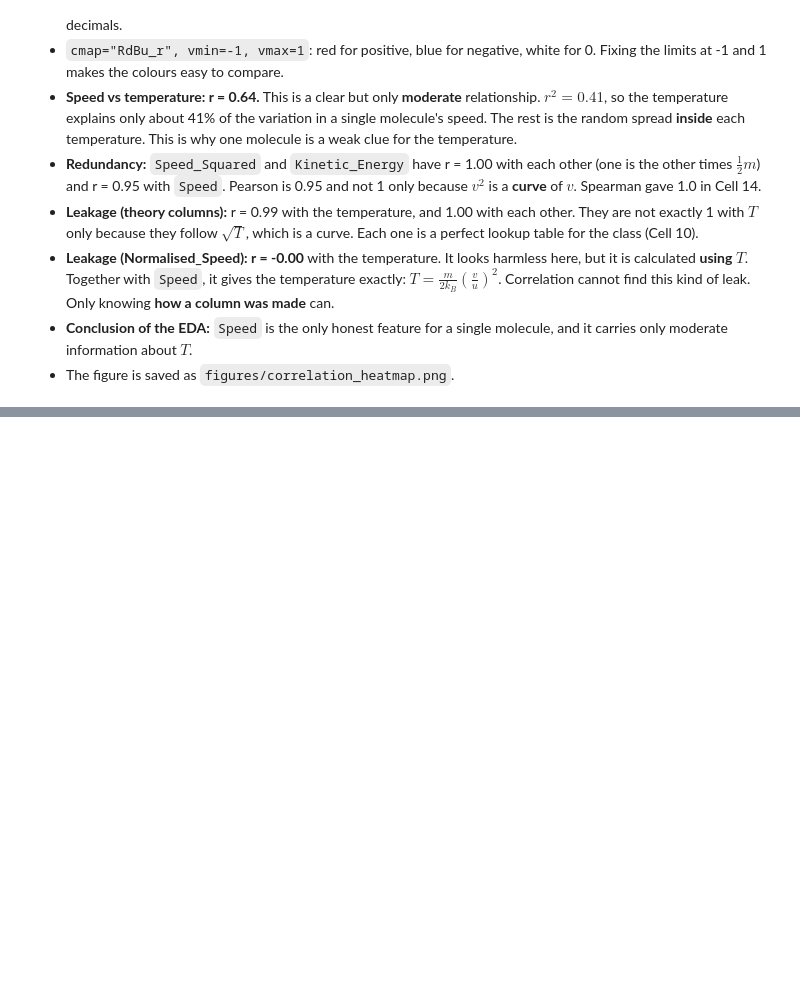
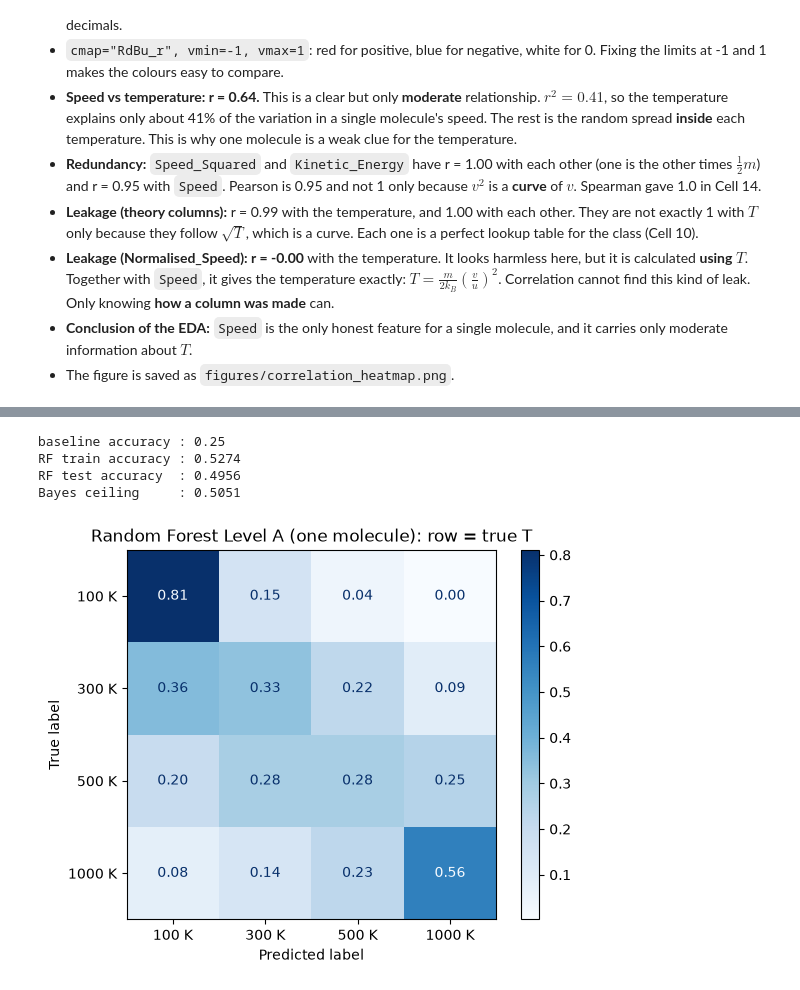
Before and after one commit to 2026023DataAnalysis/Strategy_thinking, a Jupyter notebook: Fluid Data Analytic.ipynb, the cells around one changed output, grey strips where cells are left out. Saved outputs shown, nothing was run; the diff lists cells and outputs as text; code cells hidden in the pictures; blank space fills up the shorter version.

```diff
--- a/Fluid Data Analytic.ipynb
+++ b/Fluid Data Analytic.ipynb
@@ -1035,0 +1268,33 @@ corr[TARGET].round(4).to_frame("r with Temperature_K")
+# %%
+from sklearn.model_selection import train_test_split
+from sklearn.ensemble import RandomForestClassifier
+from sklearn.dummy import DummyClassifier
+from sklearn.metrics import accuracy_score, ConfusionMatrixDisplay
+
+X_A, y = mb[FEATURES_A], mb["Class"]
+X_train_A, X_test_A, y_train, y_test = train_test_split(X_A, y, test_size=0.2, stratify=y, random_state=SEED)
+
+baseline = DummyClassifier(strategy="most_frequent").fit(X_train_A, y_train)
+rf_A = RandomForestClassifier(n_estimators=200, min_samples_leaf=50, random_state=SEED, n_jobs=-1)
+rf_A.fit(X_train_A, y_train)
+pred_A = rf_A.predict(X_test_A)
+
+pdfs = np.column_stack([maxwell_pdf(X_test_A["Speed"], T) for T in TEMPERATURES])  # one column per class
+bayes_pred = pdfs.argmax(axis=1)                                                 # class with the highest curve
+
+print("baseline accuracy :", round(accuracy_score(y_test, baseline.predict(X_test_A)), 4))
+print("RF train accuracy :", round(rf_A.score(X_train_A, y_train), 4))
+print("RF test accuracy  :", round(accuracy_score(y_test, pred_A), 4))
+print("Bayes ceiling     :", round(accuracy_score(y_test, bayes_pred), 4))
+
+ConfusionMatrixDisplay.from_predictions(y_test, pred_A, normalize="true", values_format=".2f",
+                                        display_labels=[f"{T} K" for T in TEMPERATURES], cmap="Blues")
+plt.title("Random Forest Level A (one molecule): row = true T")
+plt.savefig("figures/rf_levelA_confusion.png", dpi=200, bbox_inches="tight")
+plt.show()
+# %% [output]
+baseline accuracy : 0.25
+RF train accuracy : 0.5274
+RF test accuracy  : 0.4956
+Bayes ceiling     : 0.5051
+[figure, added]
```
Also changed, not shown: parts of 31 cells of this notebook, 7 other files.
